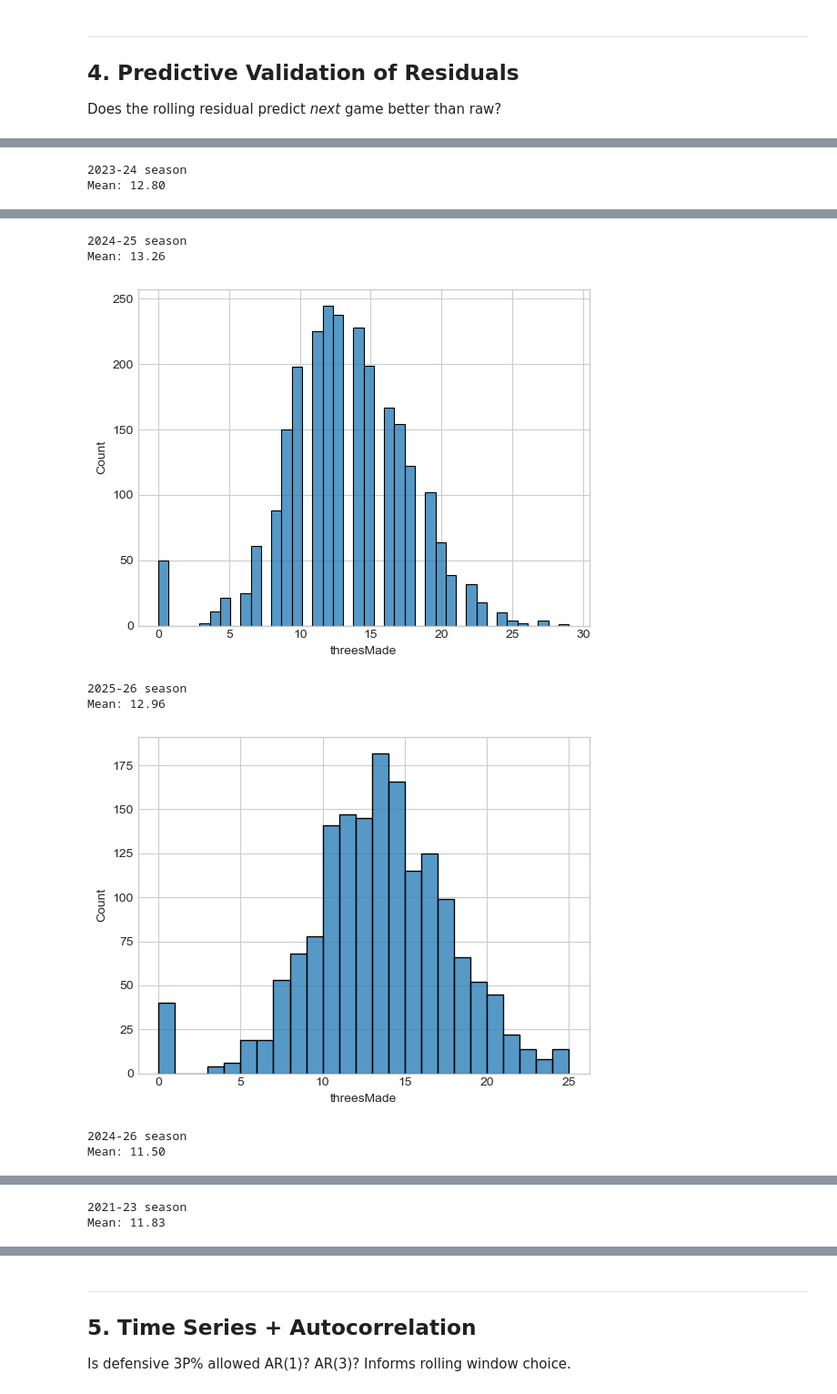
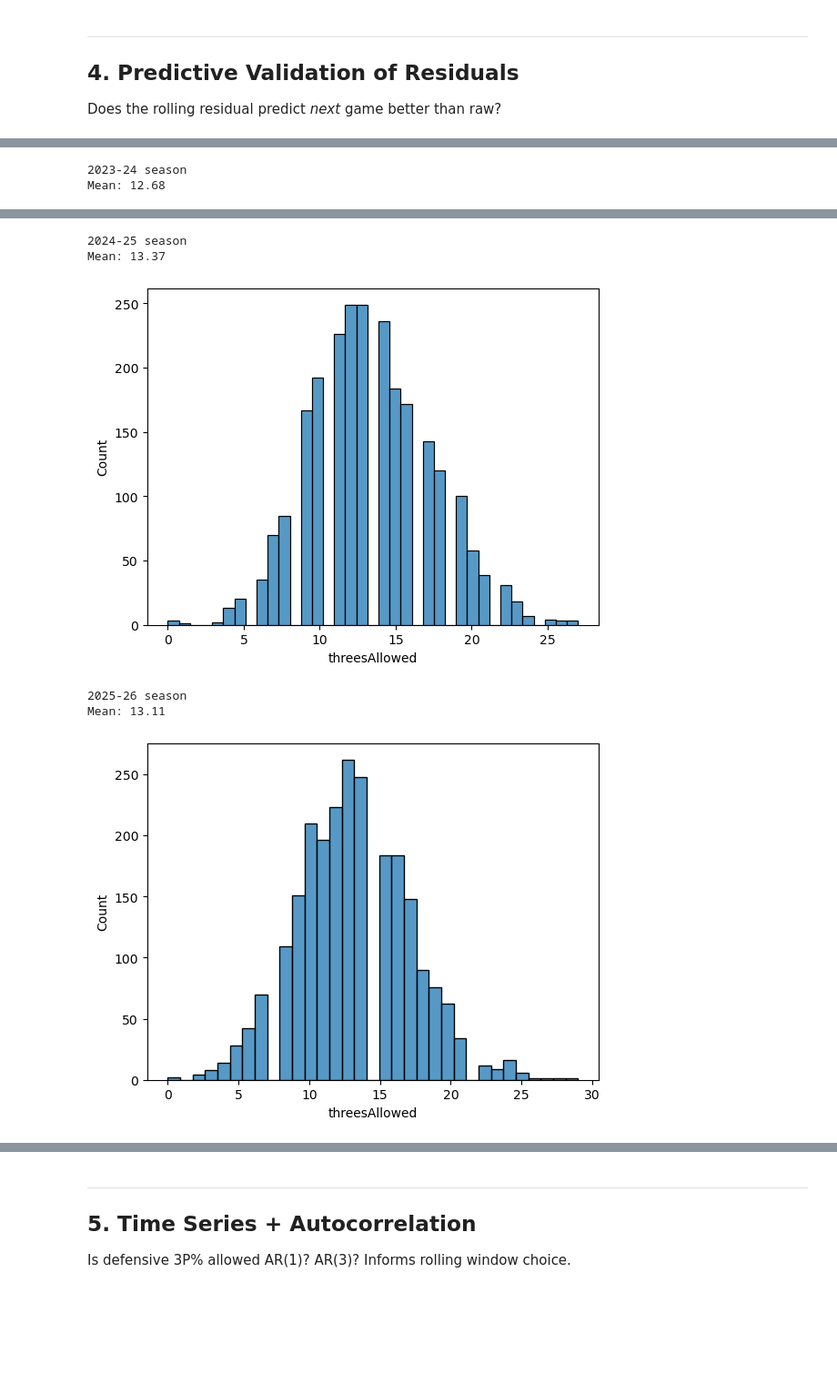
Before and after one commit to eac521/bets, a Jupyter notebook: Notebooks/shot_quality_eda.ipynb, the cells around one changed output, grey strips where cells are left out. Shown at 91% size. Drawn from its saved outputs; the diff is of its cells as text; code cells hidden in the pictures; blank space fills up the shorter version.

```diff
--- a/Notebooks/shot_quality_eda.ipynb
+++ b/Notebooks/shot_quality_eda.ipynb
@@ -543,0 +489,4 @@ LeagueDashPlayerPtShot(
+# %%
+resid = pd.read_sql('select game_id, team_id as opp_id, ThreesAllowedVsAvg, RAAllowedVsAvg, PaintAllowedVsAvg, ra_rate from team_def',etl.conn)
+opp['home*attend'] = opp.home * opp.attendance_perc
+opp = opp.merge(resid,how='left',on=['game_id','opp_id'])
@@ -543,0 +508,5 @@ LeagueDashPlayerPtShot(
+# %%
+
+df = opp.dropna(subset='ThreesAllowedVsAvg')
+groups = df['opp_id'].astype(str) + '_' + df['season']
+ols = sm.GLM(df.ThreesAllowedVsAvg,sm.add_constant(df[['home','attendance_perc','home*attend']])).fit(cov_type='cluster', cov_kwds={'groups': groups})
@@ -696,9 +780,9 @@ def compare_predictive_power(df, actual_col, rolling_col, raw_prior_col=None, wi
 # %%
-mvMakes = df.groupby(['team','season']).threesMade.rolling(window=15,min_periods=5,closed='left').sum().reset_index().set_index('level_2').drop(['season','team'],axis=1)
-expMakes = df.groupby(['team','season']).threesMade.rolling(window=15,min_periods=5,closed='left',win_type='exponential').sum().reset_index().set_index('level_2').drop(['season','team'],axis=1)
+mvMakes = df.groupby(['opp_id','season']).threesAllowed.rolling(window=15,min_periods=5,closed='left').sum().reset_index().set_index('level_2').drop(['season','opp_id'],axis=1)
+expMakes = df.groupby(['opp_id','season']).threesAllowed.rolling(window=15,min_periods=5,closed='left',win_type='exponential').sum().reset_index().set_index('level_2').drop(['season','opp_id'],axis=1)
 # %%
-mvAtts =df.groupby(['team','season']).threes_fga.rolling(window=15,min_periods=5,closed='left').sum().reset_index().set_index('level_2').drop(['season','team'],axis=1)
-expAtts =df.groupby(['team','season']).threes_fga.rolling(window=15,min_periods=5,closed='left',win_type='exponentail').sum().reset_index().set_index('level_2').drop(['season','team'],axis=1)
+mvAtts =df.groupby(['opp_id','season']).threes_att.rolling(window=15,min_periods=5,closed='left').sum().reset_index().set_index('level_2').drop(['season','opp_id'],axis=1)
+expAtts =df.groupby(['opp_id','season']).threes_att.rolling(window=15,min_periods=5,closed='left',win_type='exponentail').sum().reset_index().set_index('level_2').drop(['season','opp_id'],axis=1)
 # %%
 df['strRateMv'] = mvMakes.values / mvAtts.values
 df['expRateMv'] = expMakes.values / expAtts.values
@@ -747,8 +789,8 @@ Index(['2025-11-07', '2025-11-21', '2024-12-13', '2024-12-16', '2024-12-12',
 # %%
 for season in df.season.unique():
     temp = df[df.season==season]
-    print('{} season\nMean: {:.2f}'.format(season,temp.threesMade.mean()))
-    sns.histplot(temp.threesMade)
+    print('{} season\nMean: {:.2f}'.format(season,temp.threesAllowed.mean()))
+    sns.histplot(temp.threesAllowed)
     plt.show()
 # %% [output]
 2022-23 season
@@ -757,2 +799,2 @@ Mean: 12.30
 2023-24 season
-Mean: 12.80
+Mean: 12.68
@@ -760,8 +802,6 @@ Mean: 12.80
 2024-25 season
-Mean: 13.26
+Mean: 13.37
-[figure, old version]
+[figure, new version]
 2025-26 season
-Mean: 12.96
+Mean: 13.11
-[figure, old version]
+[figure, new version]
-2024-26 season
-Mean: 11.50
@@ -769,2 +807,0 @@ Mean: 11.50
-2021-23 season
-Mean: 11.83
```
Also changed, not shown: parts of 79 cells of this notebook, 11 other files.
